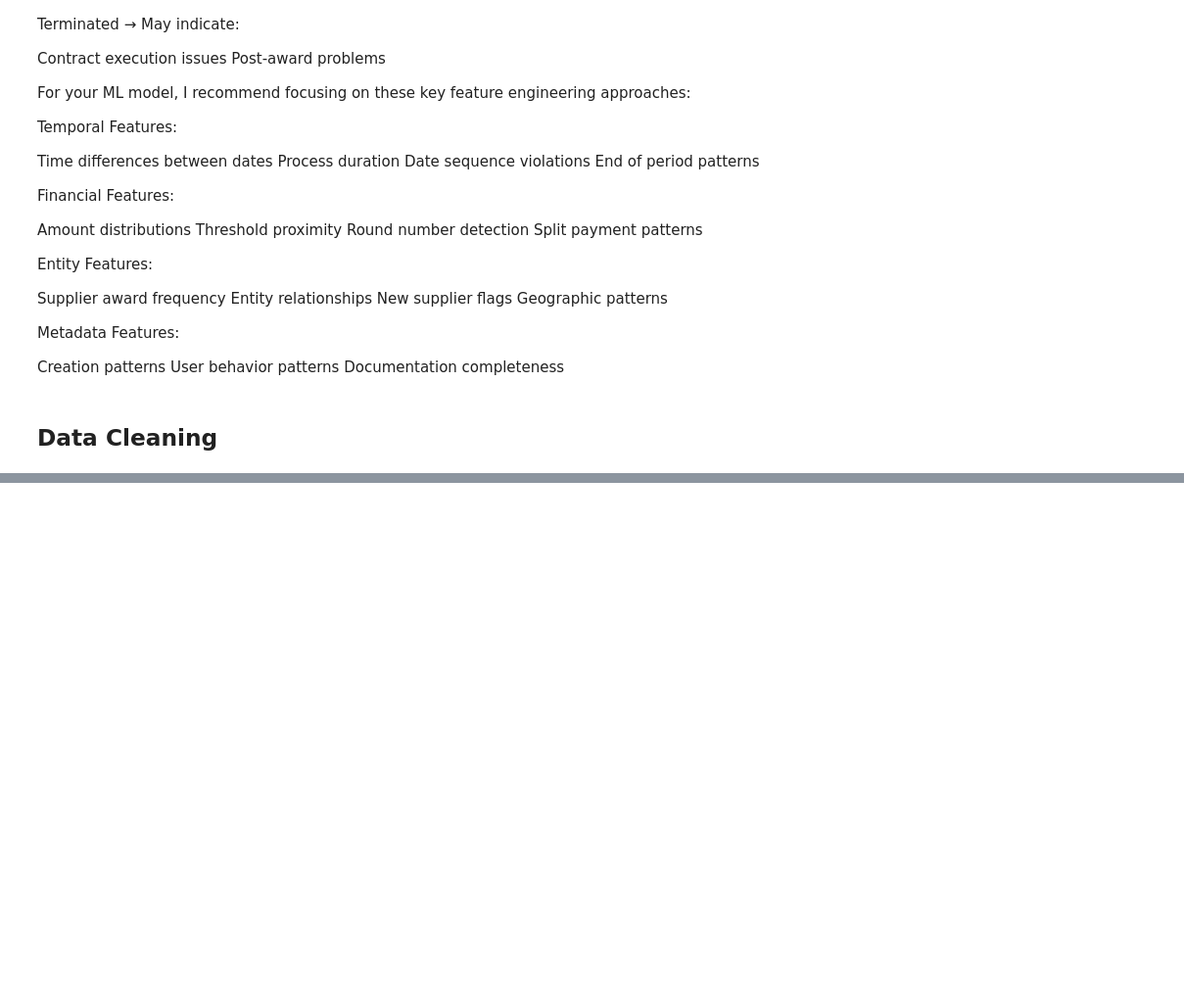
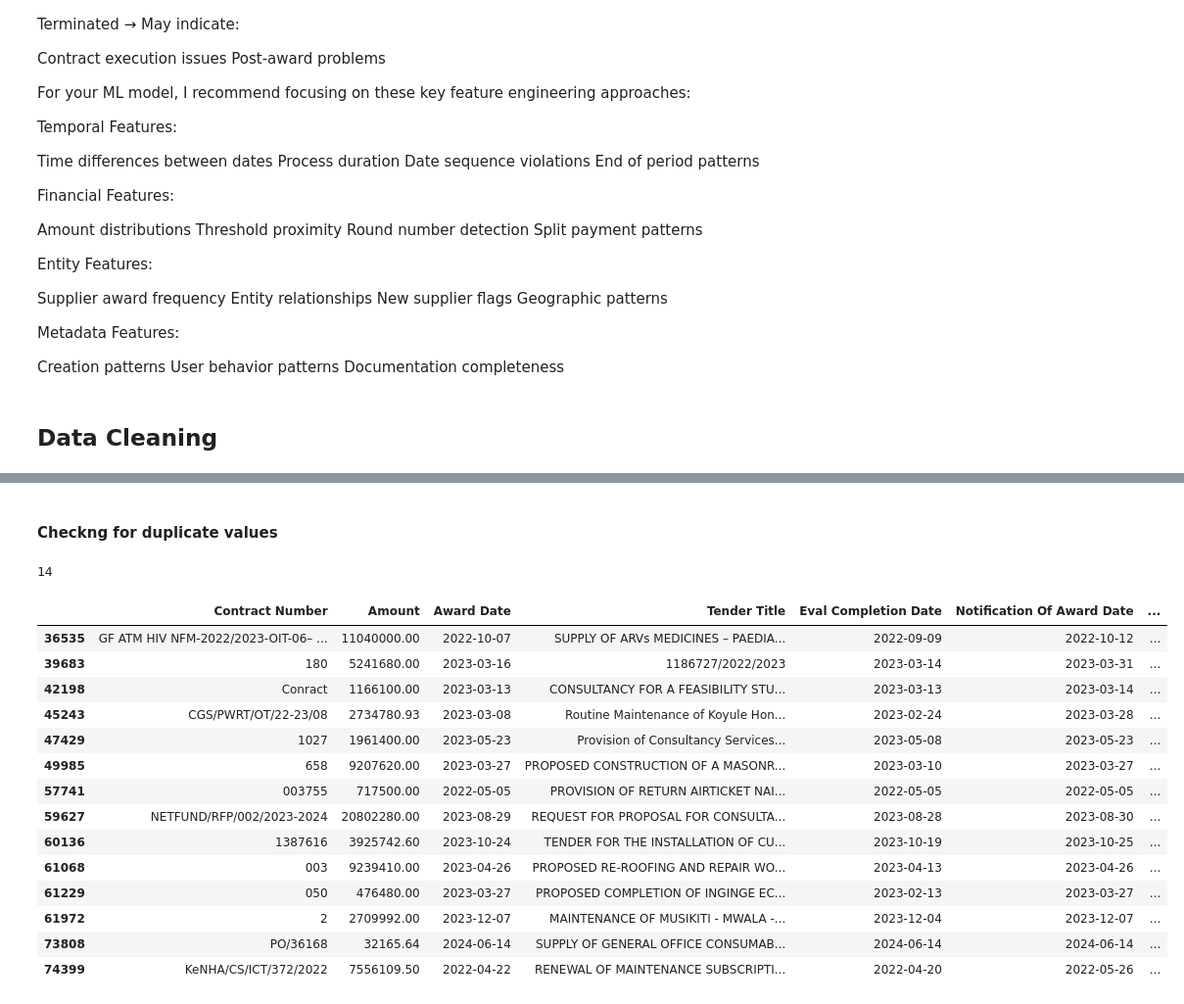
Before and after one commit to ProcureGuardAI/Fraud-Detection-Machine-Learning, a Jupyter notebook: index.ipynb, the cells around one changed output, grey strips where cells are left out. Shown at 98% size. Cells and saved outputs as stored; diff of their text form; code cells hidden in the pictures; blank space fills up the shorter version.

Commit message:
Remove duplicates and null values

```diff
--- a/index.ipynb
+++ b/index.ipynb
@@ -376,27 +369,31 @@ class DataCleaning(DataUnderstanding):
 data = DataCleaning()
 
 # Load the first dataset
-data_path1 = 'OlympicsData2.csv'
+data_path1 = 'published_contracts (3).xlsx'
 data.load_data(data_path1)
 
-# Load the second dataset
-data_path2 = 'OlympicsData1.csv'
-df2 = pd.read_csv(data_path2, encoding='latin-1')
+# Drop duplicates
+data.df.drop_duplicates(inplace=True)
+# Drop irrelevant columns
+irrelevant_columns = ['Agpo Certificate Number', 'Awarded Agpo Group Id', 'Terminated',
+                      'No. of B.O.I']
 
-# Concatenate the two datasets vertically
-data.concat_data(df2)
-
-# Perform data cleaning
-# Drop irrelevant columns
-irrelevant_columns = ['Tweet_Image_URL', 'Web_Page_URL', 'Author_Web_Page_URL', 'Author_Name',
-                      'Tweet_Video_URL', 'Tweet_AD', 'Tweet_Website','Tweet_Number_of_Reviews']
 data.drop_columns(irrelevant_columns)
 
 # Strip column names of any leading/trailing whitespace
-data.strip_column_names()
+# data.strip_column_names()
 
-# Convert 'Tweet_Timestamp' to datetime format
-data.convert_to_datetime('Tweet_Timestamp')
+# List of columns to convert
+date_columns = ['Award Date', 'Eval Completion Date', 'Sign Date', 'Created At']
+
+
+# Apply conversion
+for column in date_columns:
+    data.df[column] = pd.to_datetime(data.df[column], errors='coerce')  # errors='coerce' handles invalid parsing
+
+
+# Stripping white spaces from the columns
+df.columns = df.columns.str.strip()
 
 # Store the final cleaned dataset in df
 df = data.df
@@ -405,0 +533,26 @@ print(df.head())
+# %% [markdown]
+#### Checkng for duplicate values
+# %%
+# Checking for duplicates incase they were not fully removed
+df.duplicated().sum()
+# %% [output]
+14
+# %%
+# Subset the duplicate values
+df[df.duplicated]
+# %% [output]
+|  | Contract Number | Amount | Award Date | Tender Title | Eval Completion Date | Notification Of Award Date | ... |
+| 36535 | GF ATM HIV NFM-2022/2023-OIT-06– ... | 11040000.00 | 2022-10-07 | SUPPLY OF ARVs MEDICINES – PAEDIA... | 2022-09-09 | 2022-10-12 | ... |
+| 39683 | 180 | 5241680.00 | 2023-03-16 | 1186727/2022/2023 | 2023-03-14 | 2023-03-31 | ... |
+| 42198 | Conract | 1166100.00 | 2023-03-13 | CONSULTANCY FOR A FEASIBILITY STU... | 2023-03-13 | 2023-03-14 | ... |
+| 45243 | CGS/PWRT/OT/22-23/08 | 2734780.93 | 2023-03-08 | Routine Maintenance of Koyule Hon... | 2023-02-24 | 2023-03-28 | ... |
+| 47429 | 1027 | 1961400.00 | 2023-05-23 | Provision of Consultancy Services... | 2023-05-08 | 2023-05-23 | ... |
+| 49985 | 658 | 9207620.00 | 2023-03-27 | PROPOSED CONSTRUCTION OF A MASONR... | 2023-03-10 | 2023-03-27 | ... |
+| 57741 | 003755 | 717500.00 | 2022-05-05 | PROVISION OF RETURN AIRTICKET NAI... | 2022-05-05 | 2022-05-05 | ... |
+| 59627 | NETFUND/RFP/002/2023-2024 | 20802280.00 | 2023-08-29 | REQUEST FOR PROPOSAL FOR CONSULTA... | 2023-08-28 | 2023-08-30 | ... |
+| 60136 | 1387616 | 3925742.60 | 2023-10-24 | TENDER FOR THE INSTALLATION OF CU... | 2023-10-19 | 2023-10-25 | ... |
+| 61068 | 003 | 9239410.00 | 2023-04-26 | PROPOSED RE-ROOFING AND REPAIR WO... | 2023-04-13 | 2023-04-26 | ... |
+| 61229 | 050 | 476480.00 | 2023-03-27 | PROPOSED COMPLETION OF INGINGE EC... | 2023-02-13 | 2023-03-27 | ... |
+| 61972 | 2 | 2709992.00 | 2023-12-07 | MAINTENANCE OF MUSIKITI - MWALA -... | 2023-12-04 | 2023-12-07 | ... |
+| 73808 | PO/36168 | 32165.64 | 2024-06-14 | SUPPLY OF GENERAL OFFICE CONSUMAB... | 2024-06-14 | 2024-06-14 | ... |
+| 74399 | KeNHA/CS/ICT/372/2022 | 7556109.50 | 2022-04-22 | RENEWAL OF MAINTENANCE SUBSCRIPTI... | 2022-04-20 | 2022-05-26 | ... |
```
Also changed, not shown: parts of 11 cells of this notebook.
